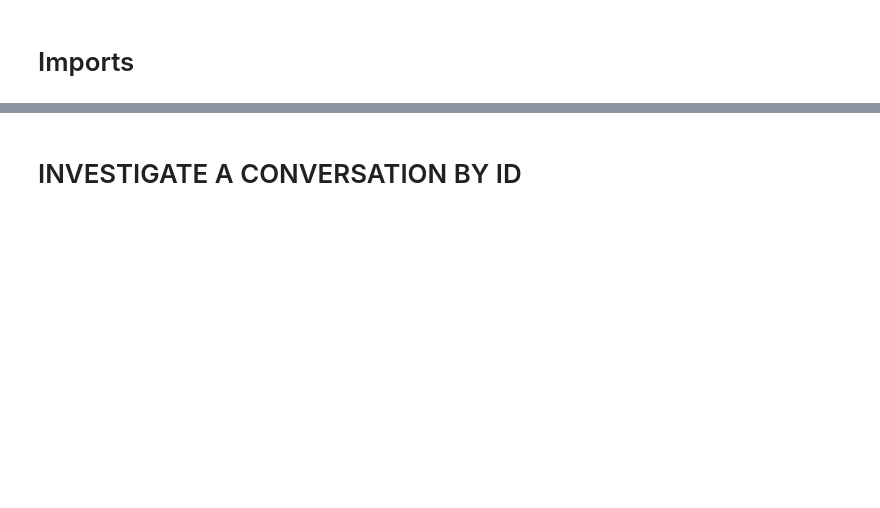
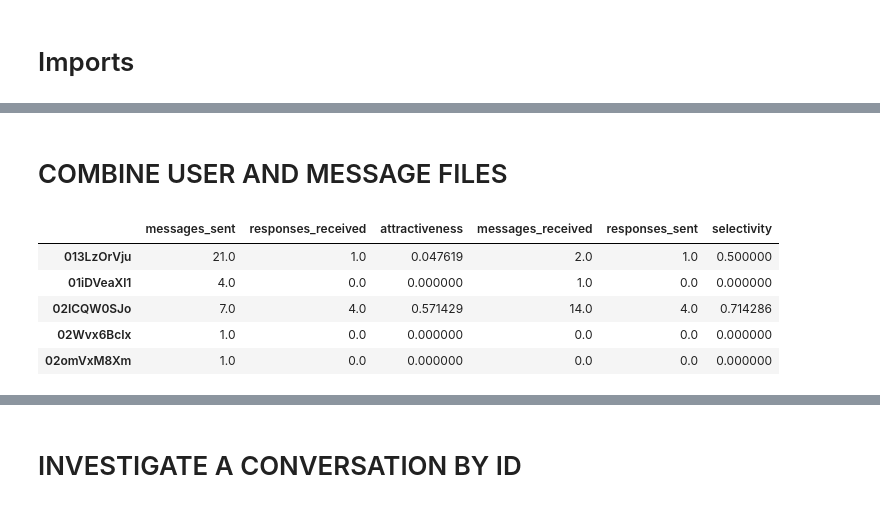
Before and after one commit to rczyrnik/Find-A-Flatmate, a Jupyter notebook: get_dataframes.ipynb, the cells around one changed output, grey strips where cells are left out. Saved outputs shown, nothing was run; the diff lists cells and outputs as text; code cells hidden in the pictures; blank space fills up the shorter version.

```diff
--- a/get_dataframes.ipynb
+++ b/get_dataframes.ipynb
@@ -205,0 +260,35 @@ user_df.to_pickle(path_users)
+# %% [markdown]
+# COMBINE USER AND MESSAGE FILES
+# %%
+# Get responsiveness table
+
+response_df['const'] = 1
+
+# how many did he send?
+messages_sent = response_df.groupby('first_uid').const.sum()
+# how many resposnes did he get?
+responses_received = response_df[response_df.response == True].groupby('first_uid').const.sum()
+# ratio (higher = more attractive roommmate)
+attractiveness = responses_received/messages_sent
+
+# how many did he receive?
+messages_received = response_df.groupby('second_uid').const.sum()
+# how many did he respond to?
+responses_sent = response_df[response_df.response == True].groupby('first_uid').const.sum()
+# ratio (higher = responds less)
+selectivity = 1-responses_sent/messages_received
+
+user_response = pd.concat([messages_sent, responses_received, attractiveness,
+                           messages_received, responses_sent, selectivity], axis=1)
+user_response.columns=[['messages_sent', 'responses_received', 'attractiveness',
+                           'messages_received', 'responses_sent', 'selectivity']]
+user_response = user_response.fillna(0)
+
+user_response.head()
+# %% [output]
+|  | messages_sent | responses_received | attractiveness | messages_received | responses_sent | selectivity |
+| 013LzOrVju | 21.0 | 1.0 | 0.047619 | 2.0 | 1.0 | 0.500000 |
+| 01iDVeaXl1 | 4.0 | 0.0 | 0.000000 | 1.0 | 0.0 | 0.000000 |
+| 02ICQW0SJo | 7.0 | 4.0 | 0.571429 | 14.0 | 4.0 | 0.714286 |
+| 02Wvx6BcIx | 1.0 | 0.0 | 0.000000 | 0.0 | 0.0 | 0.000000 |
+| 02omVxM8Xm | 1.0 | 0.0 | 0.000000 | 0.0 | 0.0 | 0.000000 |
```
Also changed, not shown: parts of 42 cells of this notebook, 2 other files.
